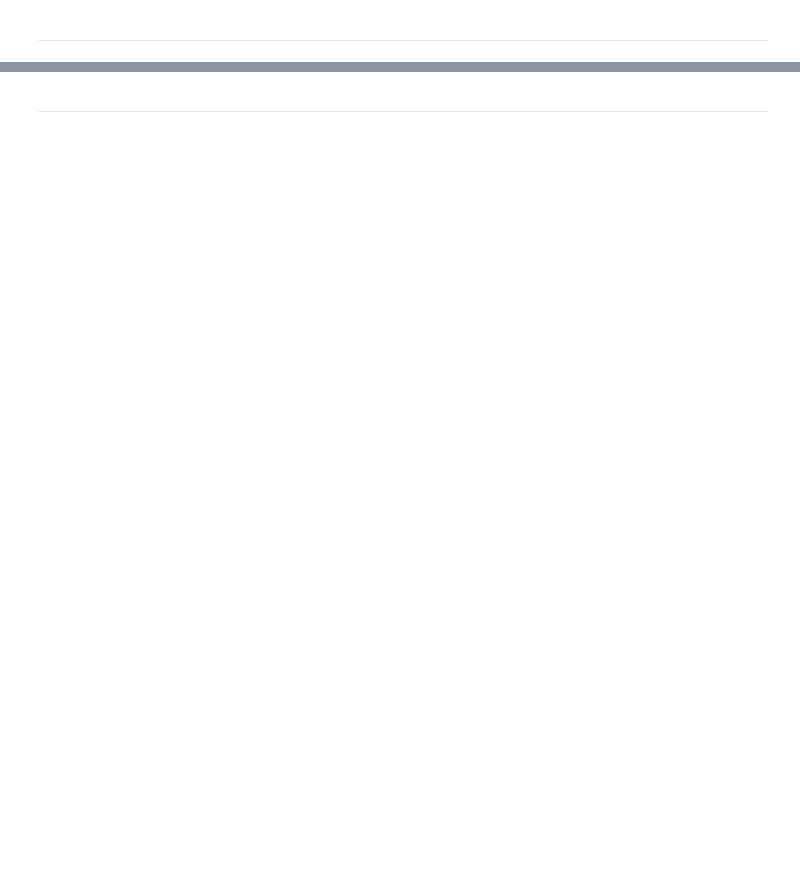
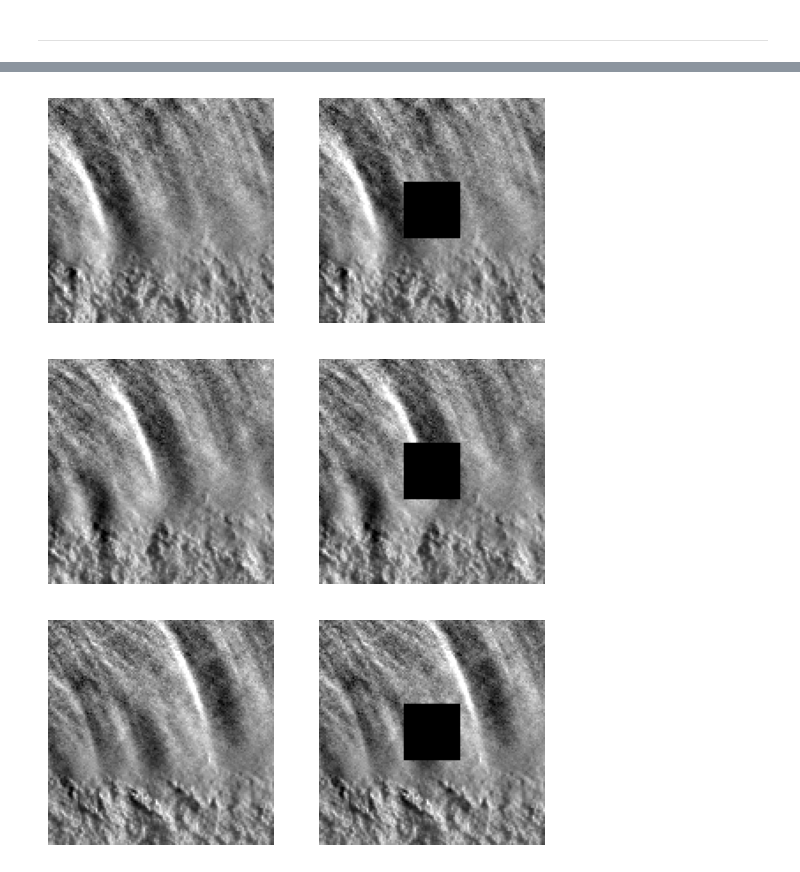
Before and after one commit to Miguel-San/STTN, a Jupyter notebook: visualization.ipynb, the cells around one changed output, grey strips where cells are left out. Cells and saved outputs as stored; diff of their text form; code cells hidden in the pictures; blank space fills up the shorter version.

```diff
--- a/visualization.ipynb
+++ b/visualization.ipynb
@@ -251,2 +183,0 @@ video_names.sort()
-# %% [markdown]
----
@@ -260,30 +183,0 @@ num_frames = len(chosen_frames)
-# %%
-vi = np.random.randint(0, len(video_names))
-vname = video_names[vi]
-
-frame_names = [f"{str(i).zfill(5)}.png" for i in range(video_dict[vname])]
-print('{} of {} frames ...'.format(vname, video_dict[vname]))
-masks = []
-frames = []
-orig_frames = []
-
-# preprocess data
-for f, fname in enumerate([frame_names[i] for i in chosen_frames]):
-  # img = ZipReader.imread('datasets/{}/JPEGImages/{}.zip'.format(args["data_root"], args["name"], vname), fname).convert('RGB')
-  img = Image.fromarray(cv2.imread('{}/{}/JPEGImages/{}'.format(
-                args['data_root'], args['name'], vname) + '/' + fname)).convert("L")
-  orig_frames.append(img)
-  frames.append(img.resize((w, h)))
-  m = get_mask(vname, f)
-  masks.append(m)
-
-# binary_masks = [np.expand_dims((np.array(i)!=0).astype(np.uint8), 2) for i in masks]
-binary_masks = [np.expand_dims((np.array(i)!=0), 2) for i in masks]
-comp_frames = [None]*len(frame_names)
-pred_frames = [None]*len(frame_names)
-
-frame_tensors = _to_tensors(frames).unsqueeze(0)*2.0 - 1.0
-# frames = [np.array(i).astype(np.uint8) for i in frames]
-frames = [np.array(i) for i in frames]
-masks =  _to_tensors(masks).unsqueeze(0)
-frame_tensors, masks = frame_tensors.to(device), masks.to(device)
@@ -296,3 +184,19 @@ with torch.no_grad():
+# %%
+import matplotlib.pyplot as plt
+
+vmax, vmin = np.array(frames).max(), np.array(frames).min()
+
+for i, f in enumerate(frames):
+    fig, axs = plt.subplots(1,2)
+    axs[0].imshow(f, cmap='gray', vmax=vmax, vmin=vmin)
+    axs[0].axis('off')
+    axs[1].imshow(f*~masks[i], cmap='gray', vmax=vmax, vmin=vmin)
+    axs[1].axis('off')
+    plt.show()
+# %% [output]
+[figure, added]
+[figure, added]
+[figure, added]
 # %%
 # inference
 with torch.no_grad():
```
Also changed, not shown: parts of 23 cells of this notebook, 8 other files.
